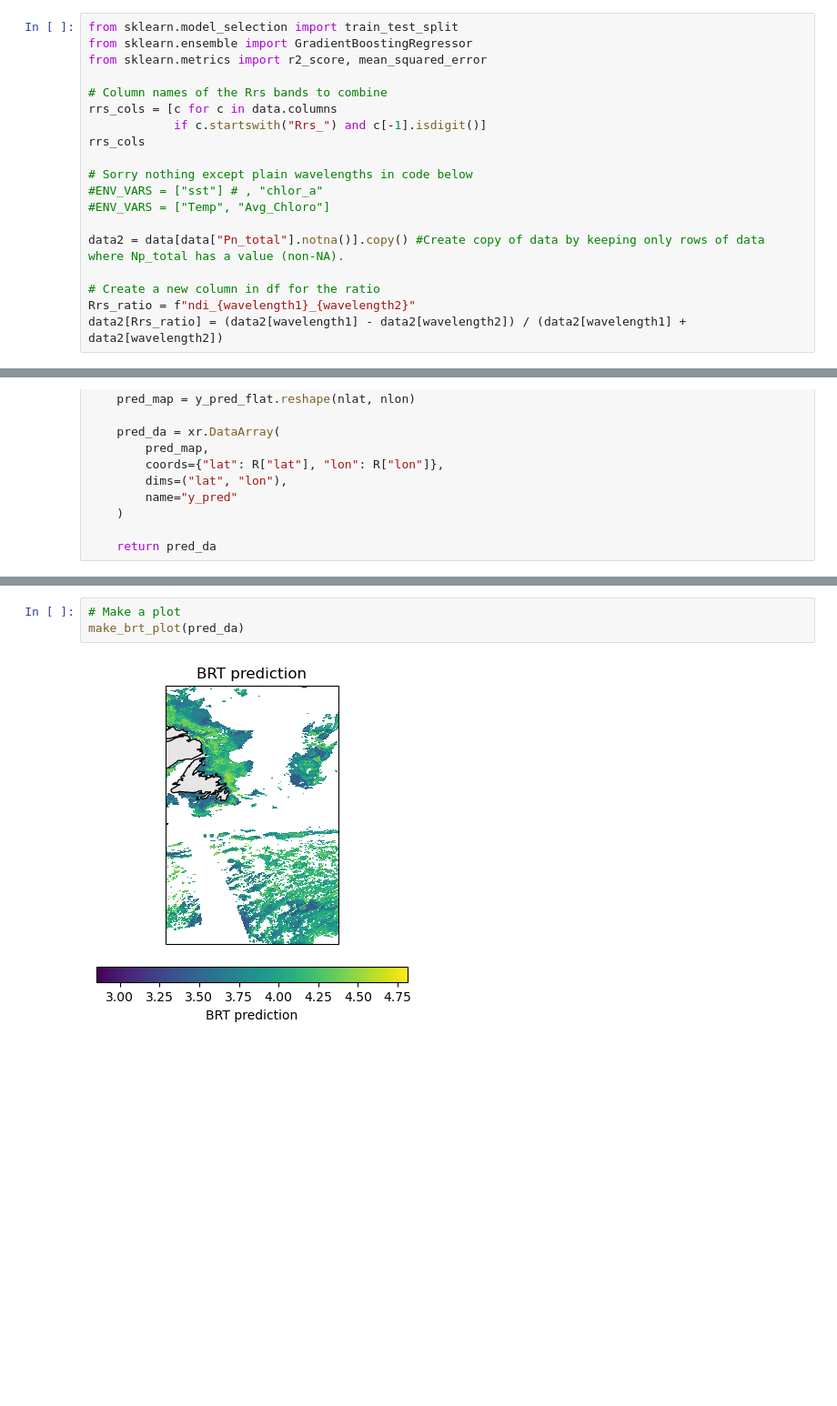
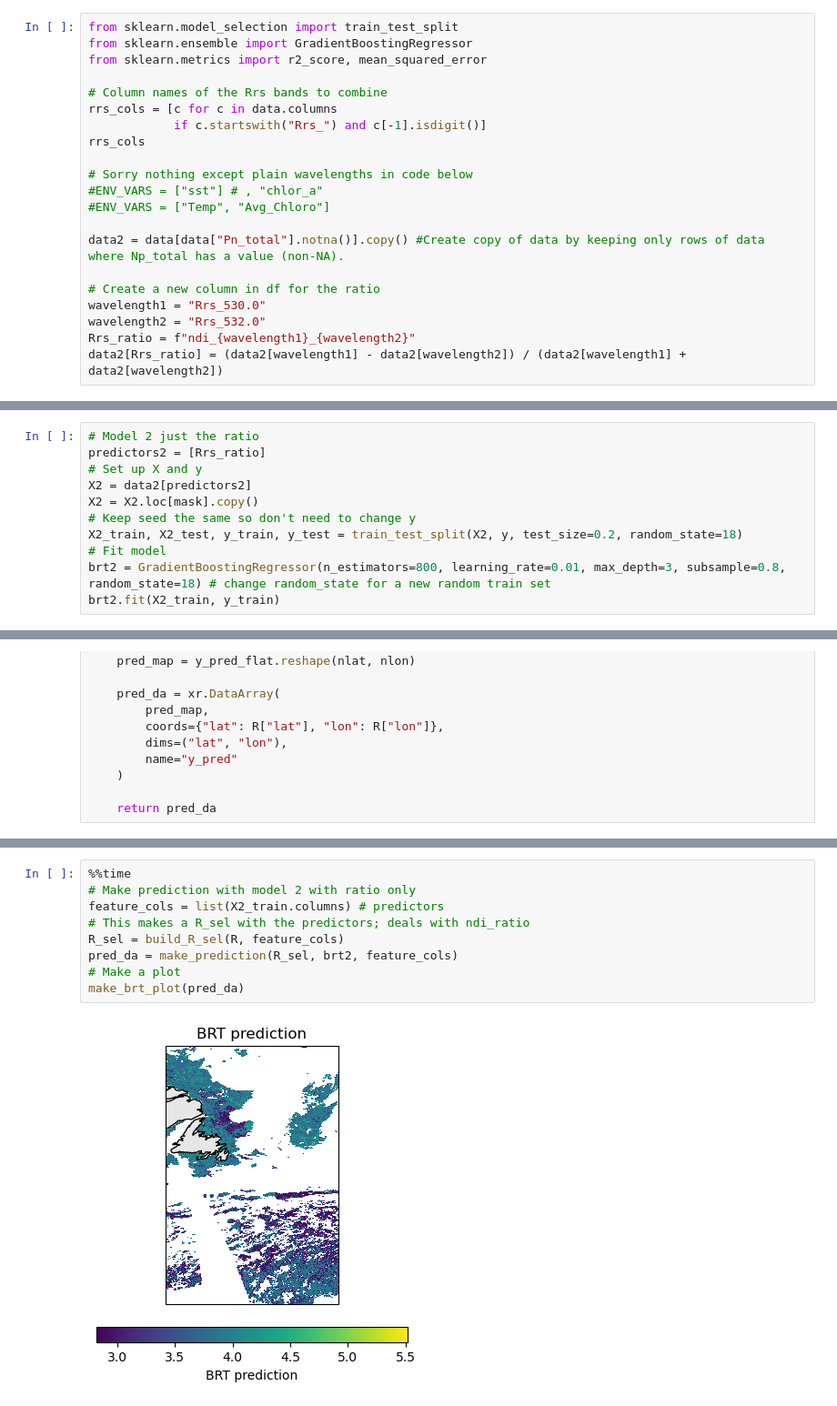
Before and after one commit to fish-pace/2026-proj-hab-prediction-west, a Jupyter notebook: contributor_folders/eli/brt_analysis-with-map.ipynb, the cells around one changed output, grey strips where cells are left out. Shown at 91% size. Drawn from its saved outputs; the diff is of its cells as text; blank space fills up the shorter version.

Commit message:
allow for ratios

```diff
--- a/contributor_folders/eli/brt_analysis-with-map.ipynb
+++ b/contributor_folders/eli/brt_analysis-with-map.ipynb
@@ -41,6 +43,8 @@ rrs_cols
 data2 = data[data["Pn_total"].notna()].copy() #Create copy of data by keeping only rows of data where Np_total has a value (non-NA).
 
 # Create a new column in df for the ratio
+wavelength1 = "Rrs_530.0"
+wavelength2 = "Rrs_532.0"
 Rrs_ratio = f"ndi_{wavelength1}_{wavelength2}"
 data2[Rrs_ratio] = (data2[wavelength1] - data2[wavelength2]) / (data2[wavelength1] + data2[wavelength2])
 # %%
@@ -153,0 +145,11 @@ plt.show()
+# %%
+# Model 2 just the ratio
+predictors2 = [Rrs_ratio]
+# Set up X and y
+X2 = data2[predictors2]
+X2 = X2.loc[mask].copy()
+# Keep seed the same so don't need to change y
+X2_train, X2_test, y_train, y_test = train_test_split(X2, y, test_size=0.2, random_state=18)
+# Fit model
+brt2 = GradientBoostingRegressor(n_estimators=800, learning_rate=0.01, max_depth=3, subsample=0.8, random_state=18) # change random_state for a new random train set
+brt2.fit(X2_train, y_train)
@@ -299,5 +352,11 @@ Wall time: 7.41 s
 # %%
+%%time
+# Make prediction with model 2 with ratio only
+feature_cols = list(X2_train.columns) # predictors
+# This makes a R_sel with the predictors; deals with ndi_ratio
+R_sel = build_R_sel(R, feature_cols)
+pred_da = make_prediction(R_sel, brt2, feature_cols)
 # Make a plot
 make_brt_plot(pred_da)
 # %% [output]
-[figure, old version]
+[figure, new version]
```
Also changed, not shown: parts of 18 cells of this notebook.
